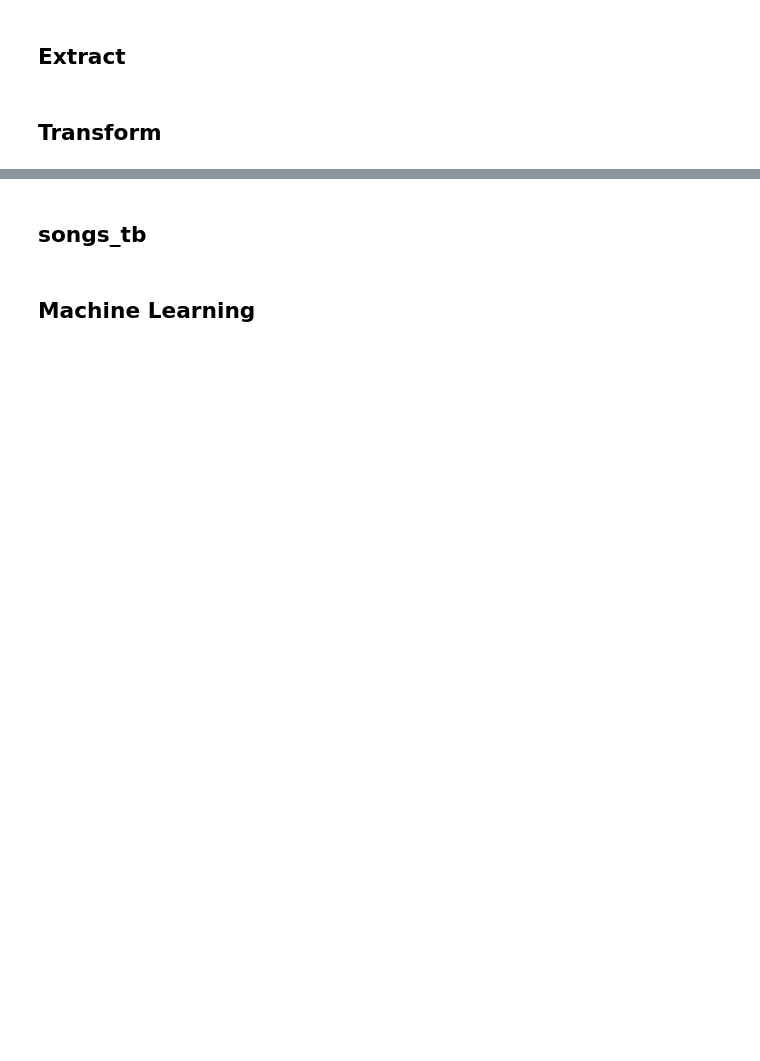
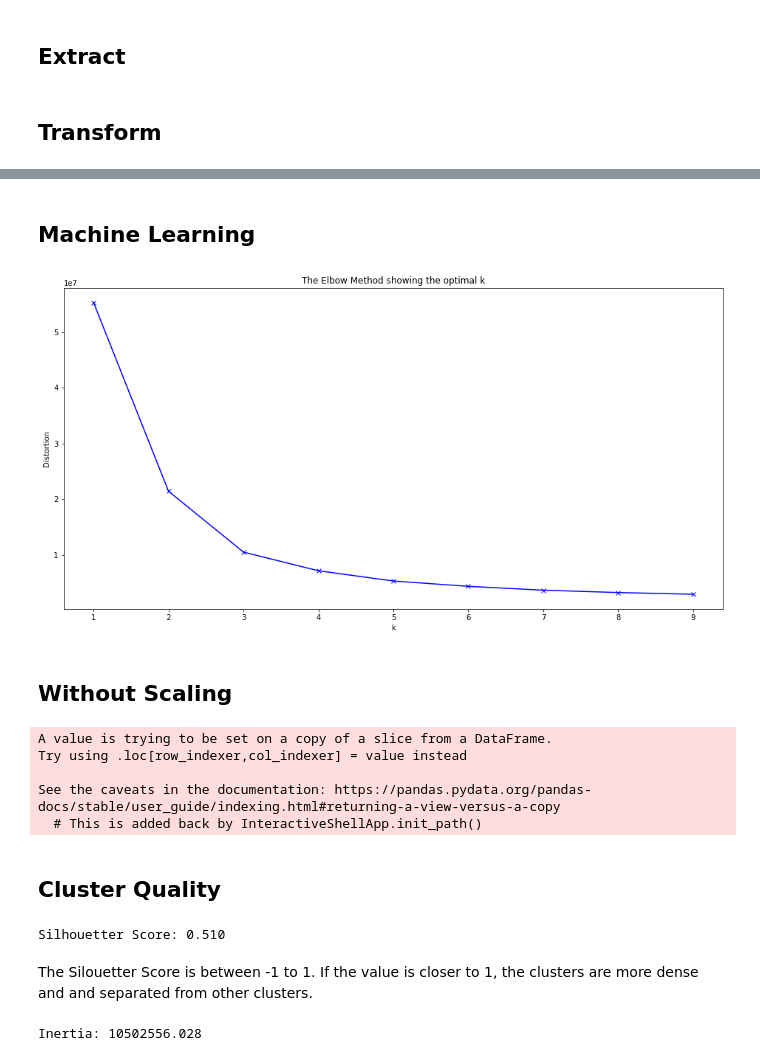
Before and after one commit to 12wollmana/UMN-Data_Analytics-Project_03, a Jupyter notebook: database/etl/etl.ipynb, the cells around one changed output, grey strips where cells are left out. Saved outputs shown, nothing was run; the diff lists cells and outputs as text; code cells hidden in the pictures; blank space fills up the shorter version.

Commit message:
added scaled data

```diff
--- a/database/etl/etl.ipynb
+++ b/database/etl/etl.ipynb
@@ -35,7 +22,7 @@ df.columns
 # %%
 #drop Unnamed column
-df = df.drop(['Placement', "Track", "Artist", "Year", "Month", "Day"],axis=1)
+# df = df.drop(['Unnamed: 0'],axis=1)
 # df_clean = df.sort_values('Placement').drop_duplicates('Track', keep='last')
-# df.drop_duplicates(subset=['Track'], keep='last')
 # df['Decade'] = (10 * (df['Year'] // 10)).astype(str) + 's'
-df
+attribute_df = df[['danceability', 'energy', 'key', 'loudness', "speechiness", 'acousticness', 'liveness', 'valence', 'tempo']]
+attribute_df
@@ -45,4 +43,2 @@ df
-# %% [markdown]
-## songs_tb
 # %% [markdown]
 ## Machine Learning
@@ -60,29 +46,59 @@ df
 # X = sixty_df_clean[['energy']]
 # y = sixty_df_clean[['loudness']]
 # %%
-distortions = []
+lists = []
 K = range(1,10)
 for k in K:
     kmeanModel = KMeans(n_clusters=k)
-    kmeanModel.fit(df)
-    distortions.append(kmeanModel.inertia_)
+    kmeanModel.fit(attribute_df)
+    lists.append(kmeanModel.inertia_)
 # %%
 plt.figure(figsize=(16,8))
-plt.plot(K, distortions, 'bx-')
+plt.plot(K, lists, 'bx-')
 plt.xlabel('k')
 plt.ylabel('Distortion')
 plt.title('The Elbow Method showing the optimal k')
 plt.show()
+# %% [output]
+[figure, added]
+# %% [markdown]
+## Without Scaling
 # %%
 # Create a kmeans model
 from sklearn.cluster import KMeans
 kmeans = KMeans(n_clusters=3)
 
 # Fit the model to the data
-kmeans.fit(df)
+kmeans.fit(attribute_df)
 
 # Use the data to predict the clusters
 # save the predictions as `predicted_clusters`
-predicted_clusters = kmeans.predict(df)
-df["Cluster"] = predicted_clusters
-df
+predicted_clusters = kmeans.predict(attribute_df)
+attribute_df["Cluster"] = predicted_clusters
+# %% [output]
+A value is trying to be set on a copy of a slice from a DataFrame.
+Try using .loc[row_indexer,col_indexer] = value instead
+
+See the caveats in the documentation: https://pandas.pydata.org/pandas-docs/stable/user_guide/indexing.html#returning-a-view-versus-a-copy
+  # This is added back by InteractiveShellApp.init_path()
+# %% [markdown]
+## Cluster Quality
+# %%
+from sklearn.metrics import silhouette_samples, silhouette_score
+# Calculate Silhoutte Score
+#
+score = silhouette_score(attribute_df, kmeans.labels_)
+#
+# Print the score
+#
+print('Silhouetter Score: %.3f' % score)
+# %% [output]
+Silhouetter Score: 0.510
+# %% [markdown]
+The Silouetter Score is between -1 to 1. If the value is closer to 1, the clusters are more dense and
+and separated from other clusters.
+# %%
+inertia = kmeans.inertia_
+print('Inertia: %.3f' % inertia)
+# %% [output]
+Inertia: 10502556.028
```
Also changed, not shown: parts of 43 cells of this notebook.
